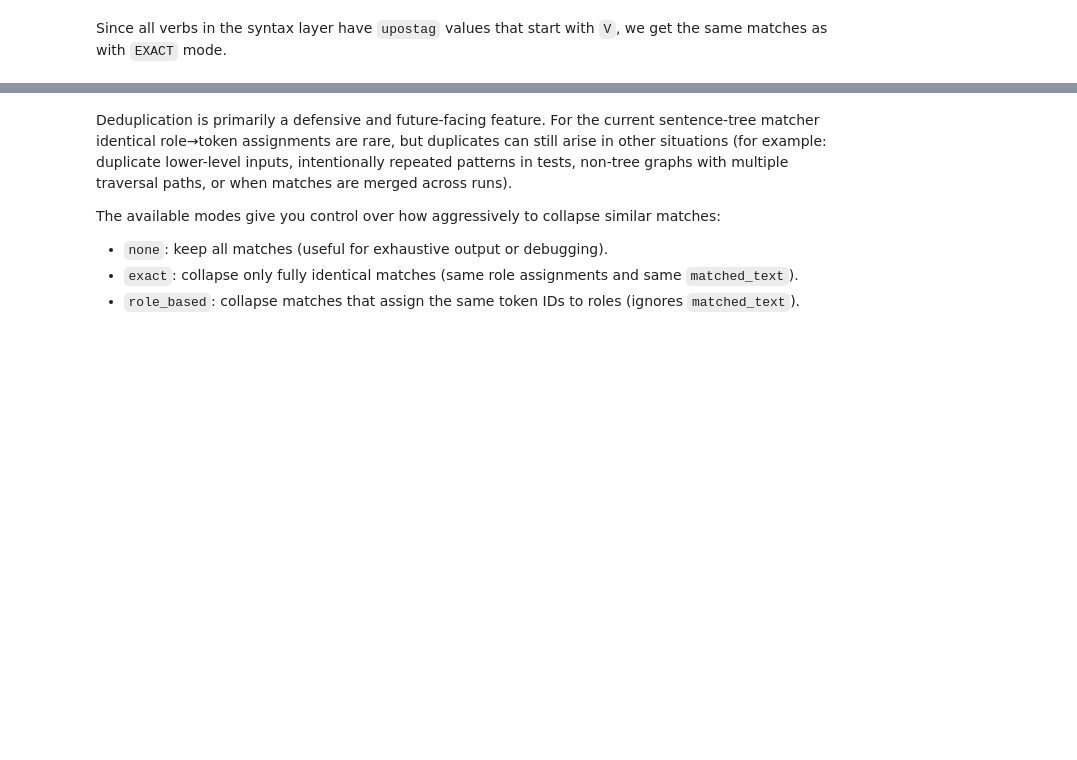
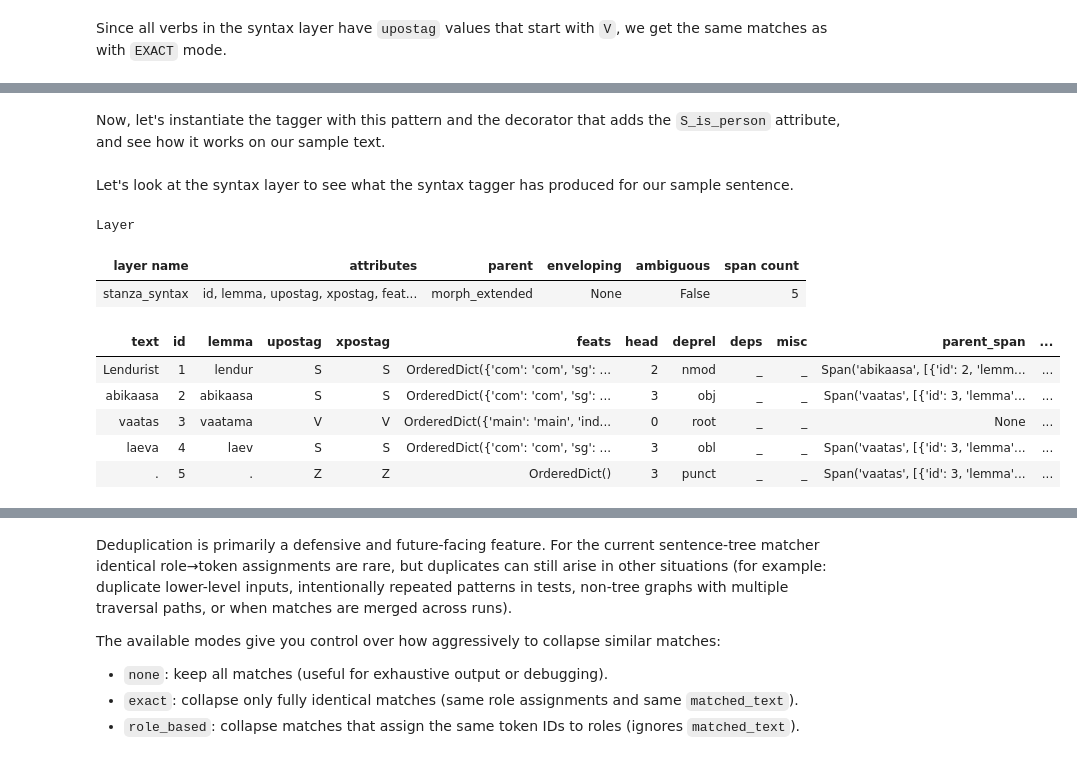
Before and after one commit to SanderSaska/EstNLTK_DependencyChains, a Jupyter notebook: DepChainTagger.ipynb, the cells around one changed output, grey strips where cells are left out. Drawn from its saved outputs; the diff is of its cells as text; code cells hidden in the pictures; blank space fills up the shorter version.

Commit message:
Rewrote some parts in the tutorial. Added custom decorator example.

```diff
--- a/DepChainTagger.ipynb
+++ b/DepChainTagger.ipynb
@@ -911,0 +1040,2 @@ Since all verbs in the syntax layer have `upostag` values that start with `V`, w
+# %% [markdown]
+Now, let's instantiate the tagger with this pattern and the decorator that adds the `S_is_person` attribute, and see how it works on our sample text.
@@ -911,0 +1051,23 @@ Since all verbs in the syntax layer have `upostag` values that start with `V`, w
+# %%
+sample_text = "Lendurist abikaasa vaatas laeva."
+text_obj = estnltk.Text(sample_text)
+text_obj.tag_layer(
+    "morph_extended"
+)  # StanzaSyntaxTagger expects morph layer to be present
+stanza_syntax_tagger.tag(text_obj)
+# Run the tagger
+dc_tagger.tag(text_obj);
+# %% [markdown]
+Let's look at the syntax layer to see what the syntax tagger has produced for our sample sentence.
+# %%
+display(text_obj.stanza_syntax)
+# %% [output]
+Layer
+| layer name | attributes | parent | enveloping | ambiguous | span count |
+| stanza_syntax | id, lemma, upostag, xpostag, feat... | morph_extended | None | False | 5 |
+| text | id | lemma | upostag | xpostag | feats | head | deprel | deps | misc | parent_span | ... |
+| Lendurist | 1 | lendur | S | S | OrderedDict({'com': 'com', 'sg': ... | 2 | nmod | _ | _ | Span('abikaasa', [{'id': 2, 'lemm... | ... |
+| abikaasa | 2 | abikaasa | S | S | OrderedDict({'com': 'com', 'sg': ... | 3 | obj | _ | _ | Span('vaatas', [{'id': 3, 'lemma'... | ... |
+| vaatas | 3 | vaatama | V | V | OrderedDict({'main': 'main', 'ind... | 0 | root | _ | _ | None | ... |
+| laeva | 4 | laev | S | S | OrderedDict({'com': 'com', 'sg': ... | 3 | obl | _ | _ | Span('vaatas', [{'id': 3, 'lemma'... | ... |
+| . | 5 | . | Z | Z | OrderedDict() | 3 | punct | _ | _ | Span('vaatas', [{'id': 3, 'lemma'... | ... |
```
Also changed, not shown: parts of 56 cells of this notebook.
